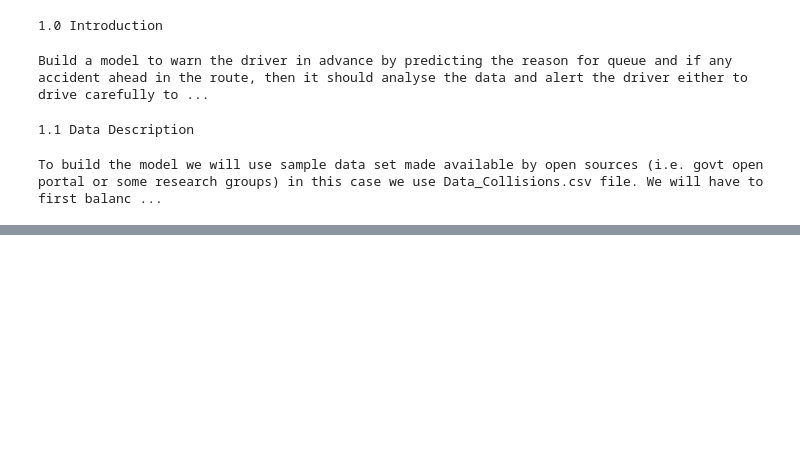
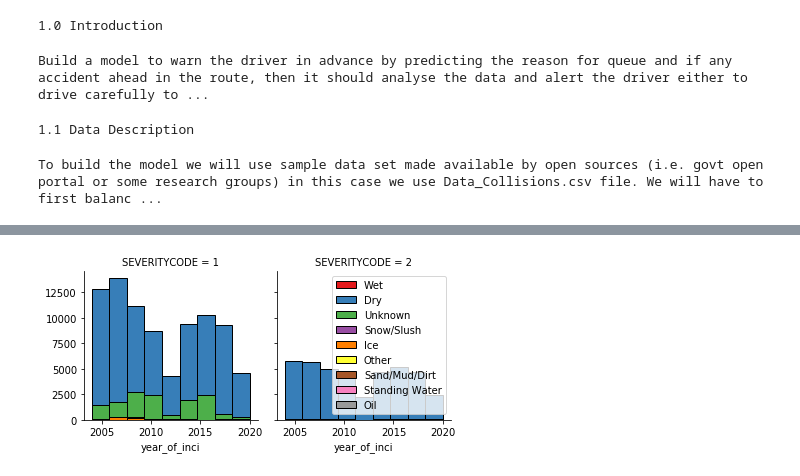
Before and after one commit to willis9974/New-Coursera_Capstone, a Jupyter notebook: Warning_Driver_Predcit_Incident.ipynb, the cells around one changed output, grey strips where cells are left out. Saved outputs shown, nothing was run; the diff lists cells and outputs as text; code cells hidden in the pictures; blank space fills up the shorter version.

```diff
--- a/Warning_Driver_Predcit_Incident.ipynb
+++ b/Warning_Driver_Predcit_Incident.ipynb
@@ -16,0 +204,9 @@ To build the model we will use sample data set made available by open sources (i
+# %%
+#analysing the seveirty based on road condition against each year
+bins = np.linspace(df.year_of_inci.min(), df.year_of_inci.max(), 10)
+g = sns.FacetGrid(df, col="SEVERITYCODE", hue="ROADCOND", palette="Set1", col_wrap=2)
+g.map(plt.hist, 'year_of_inci', bins=bins, ec="k")
+g.axes[-1].legend()
+plt.show()
+# %% [output]
+[figure, added]
```
Also changed, not shown: parts of 48 cells of this notebook.
